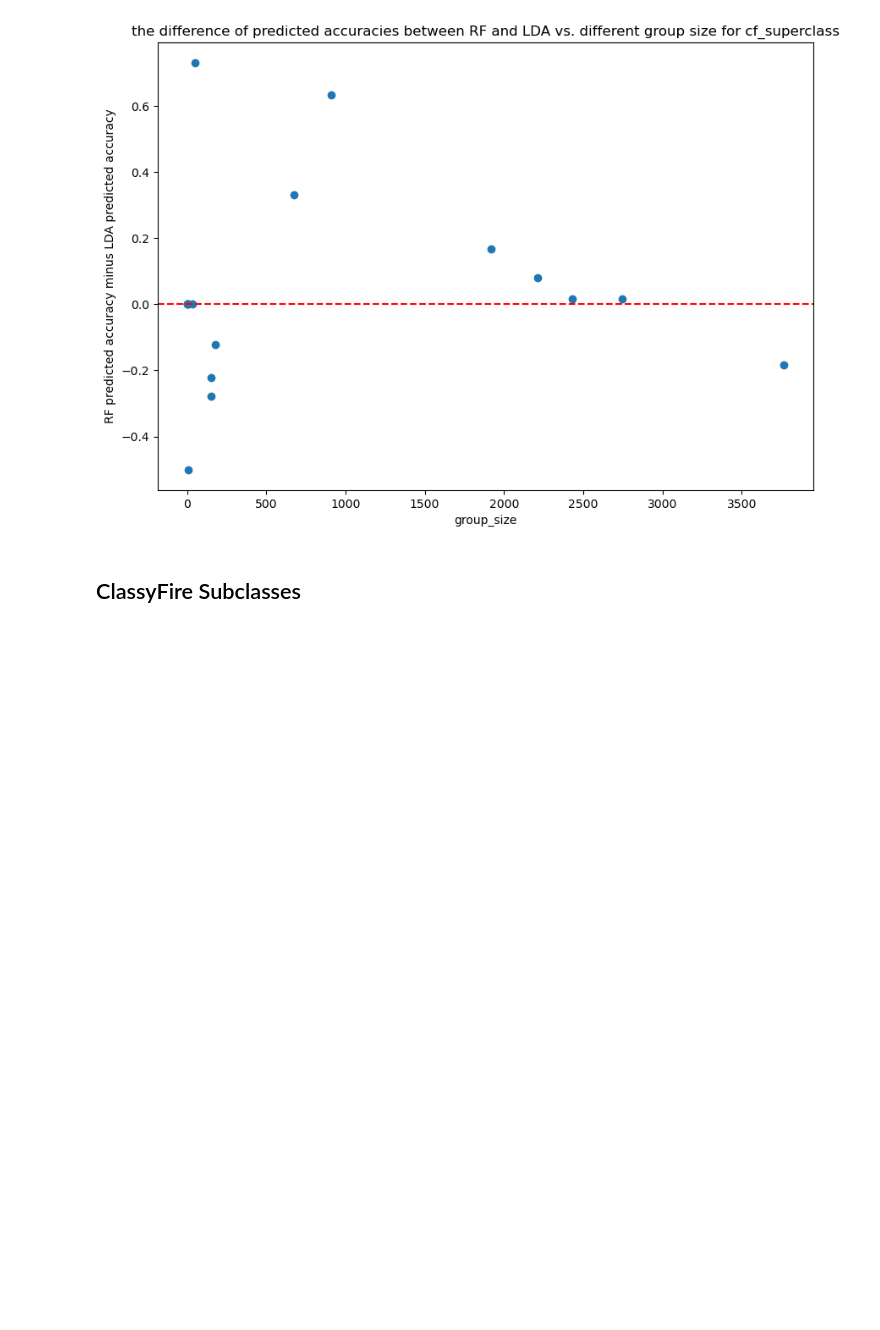
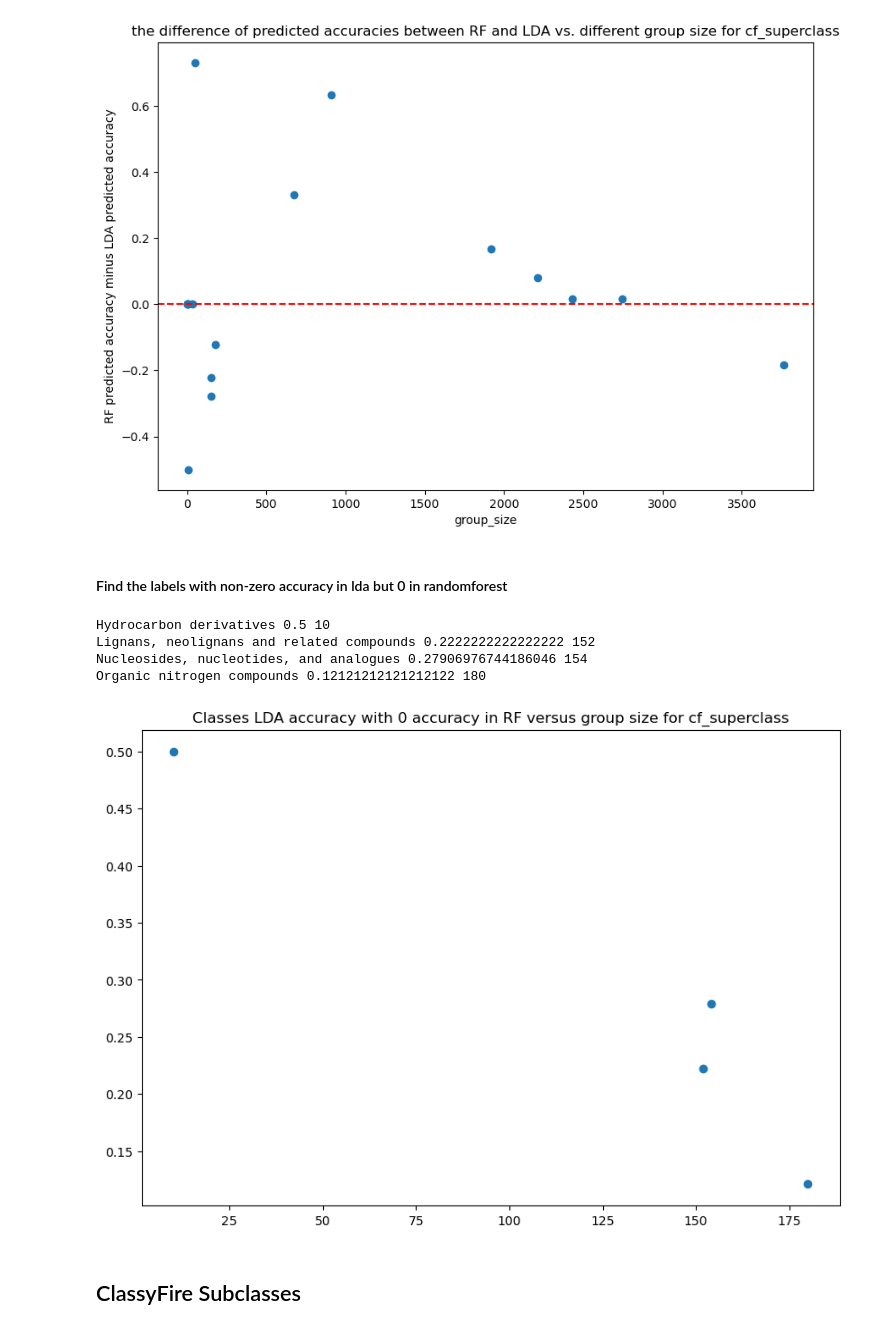
Before and after one commit to Yiyuan-Ding/MS2ChemClass, a Jupyter notebook: accuracy_comparision_RF_LDA.ipynb, the cells around one changed output. Cells and saved outputs as stored; diff of their text form; code cells hidden in the pictures; blank space fills up the shorter version.

```diff
--- a/accuracy_comparision_RF_LDA.ipynb
+++ b/accuracy_comparision_RF_LDA.ipynb
@@ -33,0 +123,4 @@ plt.show()
+# %%
+for i,v in enumerate(labels):
+    if rf_acc[i]!=0 and lda_acc[i] == 0:
+        print(v,rf_acc[i], lda_class_accuracy['group_size'][i])
@@ -112,3 +207,28 @@ plt.savefig(save_path)
 plt.show()
 # %% [output]
 [figure]
+# %% [markdown]
+#### Find the labels with non-zero accuracy in lda but 0 in randomforest
+# %%
+labels=list(lda_class_accuracy['labels'])
+lda_acc = list(lda_class_accuracy['accuracy'])
+rf_acc=list(rf_class_accuracy['accuracy'])
+# %%
+groupsize=[]
+acc=[]
+for i,v in enumerate(labels):
+    if rf_acc[i]==0 and lda_acc[i] != 0:
+        groupsize.append(lda_class_accuracy['group_size'][i])
+        acc.append(lda_acc[i])
+        print(v,lda_acc[i], lda_class_accuracy['group_size'][i])
+# %% [output]
+Hydrocarbon derivatives 0.5 10
+Lignans, neolignans and related compounds 0.2222222222222222 152
+Nucleosides, nucleotides, and analogues 0.27906976744186046 154
+Organic nitrogen compounds 0.12121212121212122 180
+# %%
+plt.scatter(groupsize,acc)
+plt.title(f'Classes LDA accuracy with 0 accuracy in RF versus group size for {data_type}')
+plt.show()
+# %% [output]
+[figure, added]
```
Also changed, not shown: parts of 16 cells of this notebook, 6 other files.
